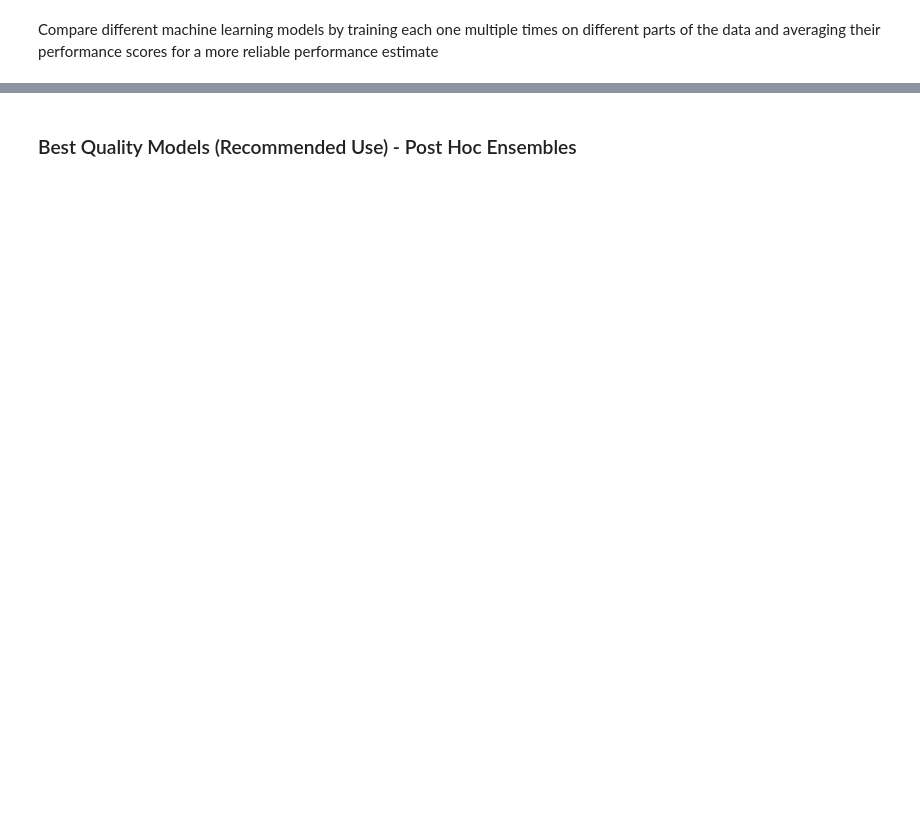
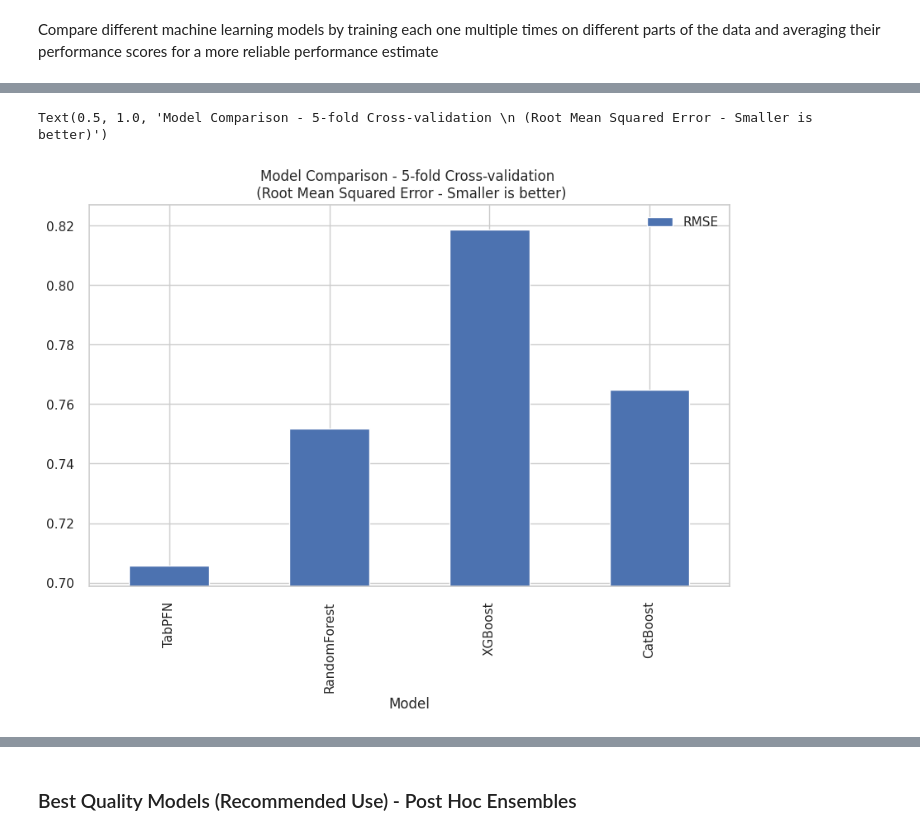
Before and after one commit to MMIV-ML/BMED365-2025, a Jupyter notebook: Lab2-DL/notebooks/06-TabPFN-explore.ipynb, the cells around one changed output, grey strips where cells are left out. Cells and saved outputs as stored; diff of their text form; code cells hidden in the pictures; blank space fills up the shorter version.

```diff
--- a/Lab2-DL/notebooks/06-TabPFN-explore.ipynb
+++ b/Lab2-DL/notebooks/06-TabPFN-explore.ipynb
@@ -974,0 +930,24 @@ ValueError: x and y must be the same size
+# %%
+# Define models
+models = [
+    ('TabPFN', TabPFNRegressor(random_state=42, device='cuda')),
+    ('RandomForest', RandomForestRegressor(random_state=42)),
+    ('XGBoost', XGBRegressor(random_state=42)),
+    ('CatBoost', CatBoostRegressor(random_state=42, verbose=0))
+]
+
+# Calculate scores
+scoring = 'neg_root_mean_squared_error'
+scores = {name: cross_val_score(model, X, y, cv=5, scoring=scoring, n_jobs=-1).mean()
+          for name, model in models}
+
+
+# Plot results
+df = pd.DataFrame(list(scores.items()), columns=['Model', 'RMSE'])
+df.RMSE = -df.RMSE # Smaller is better
+ax = df.plot(x='Model', y='RMSE', kind='bar', figsize=(10, 6))
+ax.set_ylim(df['RMSE'].min() * 0.99, df['RMSE'].max() * 1.01)
+ax.set_title('Model Comparison - 5-fold Cross-validation \n (Root Mean Squared Error - Smaller is better)')
+# %% [output]
+Text(0.5, 1.0, 'Model Comparison - 5-fold Cross-validation \n (Root Mean Squared Error - Smaller is better)')
+[figure, added]
```
Also changed, not shown: parts of 23 cells of this notebook, 4 other files.
